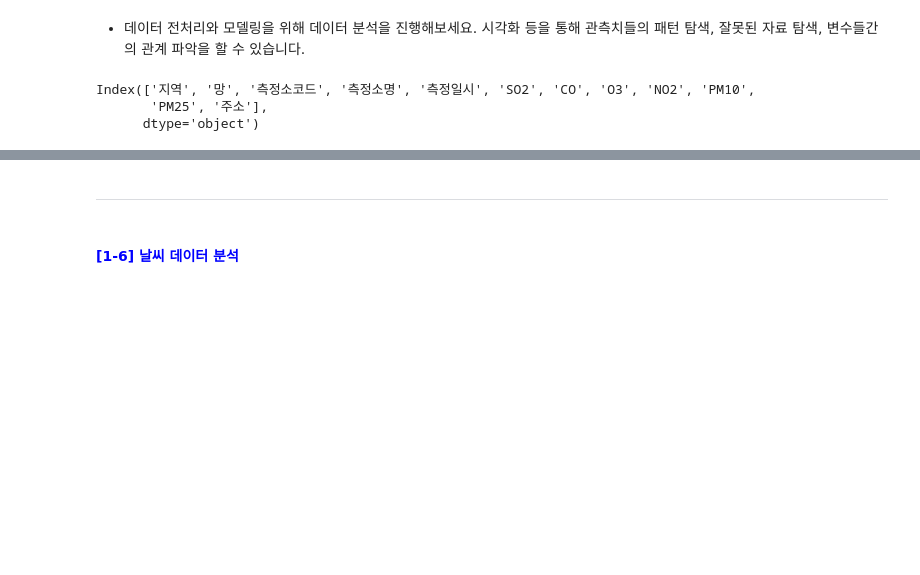
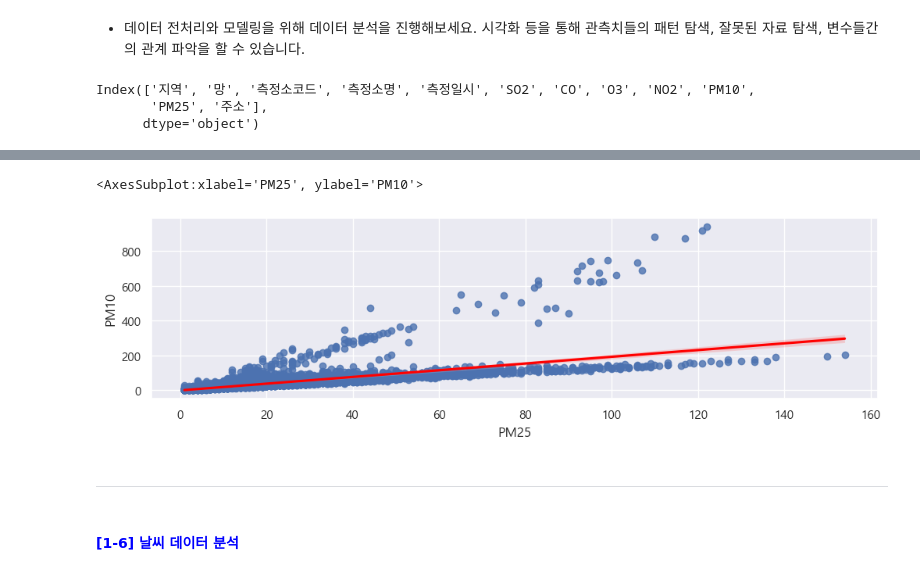
Before and after one commit to op-6160/AIVLE, a Jupyter notebook: 0306_MiniProject2/3기_AI미니프로젝트_2차 미세먼지_1. 탐색적 데이터 분석(student).ipynb, the cells around one changed output, grey strips where cells are left out. Drawn from its saved outputs; the diff is of its cells as text; code cells hidden in the pictures; blank space fills up the shorter version.

```diff
--- a/0306_MiniProject2/3기_AI미니프로젝트_2차 미세먼지_1. 탐색적 데이터 분석(student).ipynb
+++ b/0306_MiniProject2/3기_AI미니프로젝트_2차 미세먼지_1. 탐색적 데이터 분석(student).ipynb
@@ -273,3 +282,9 @@ plt.plot(air_21['PM25'])
+# %%
+plt.figure(figsize=(12,3))
+sns.regplot(data=air_21,x='PM25',y='PM10',line_kws={'color':'red'})
+# %% [output]
+<AxesSubplot:xlabel='PM25', ylabel='PM10'>
+[figure, added]
 # %%
 # 시각화를 통해 알게된 사실을 정리해봅니다.
 # 1.
```
Also changed, not shown: parts of 3 cells of this notebook, 2 other files.
